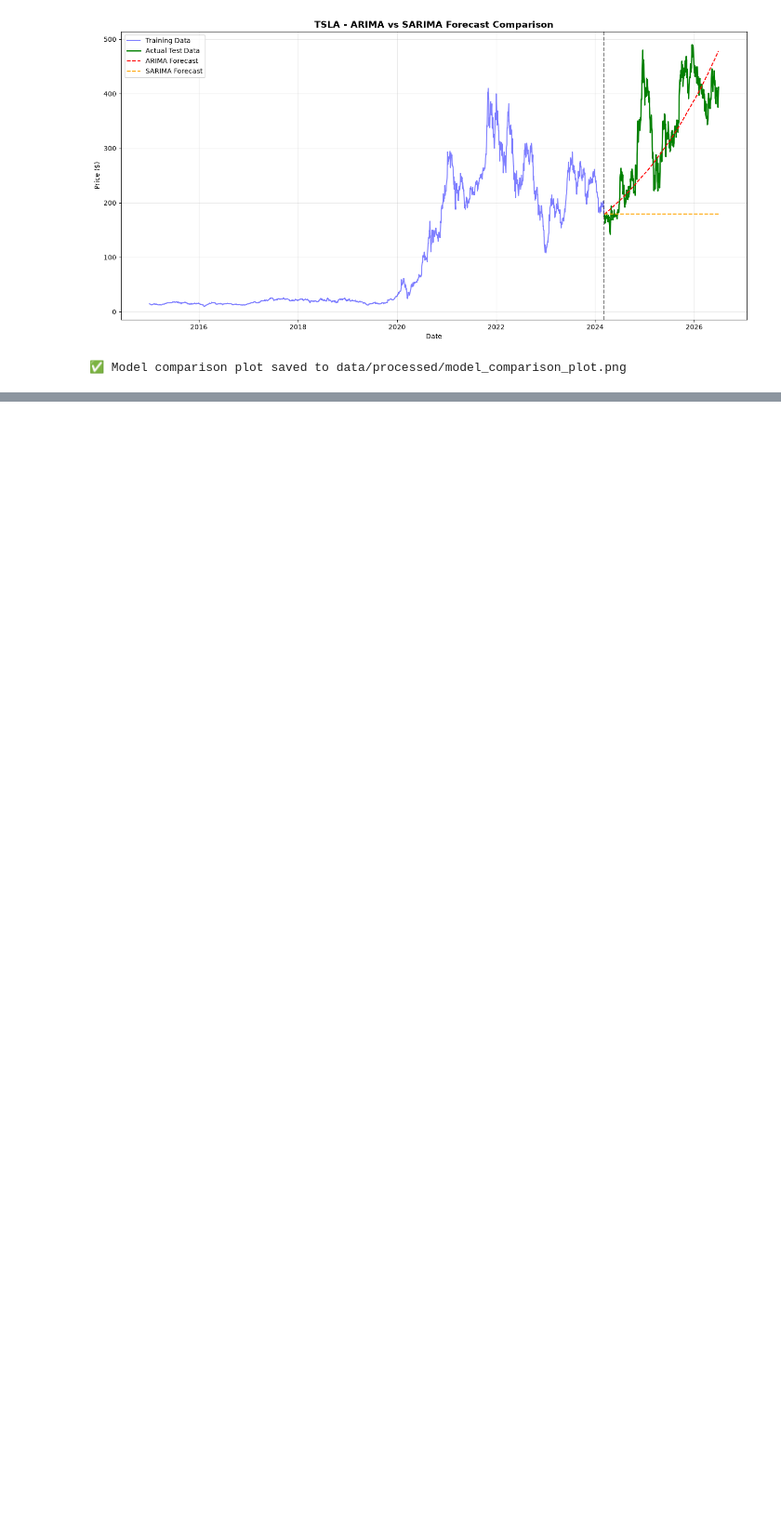
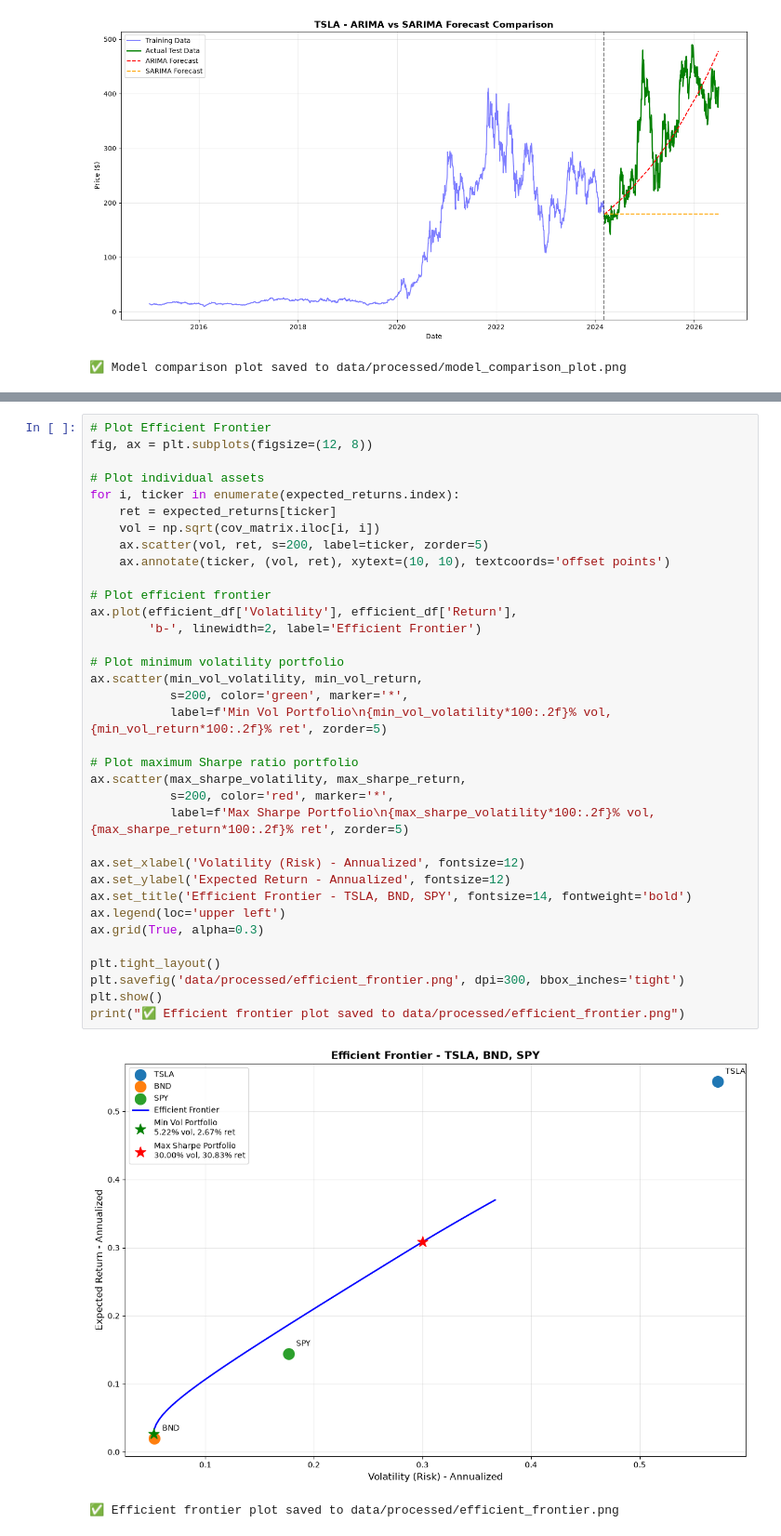
Before and after one commit to blenmesfin16/GMF-timeseries_forecasting, a Jupyter notebook: notebooks/task1_data_exploration.ipynb, the cells around one changed output, grey strips where cells are left out. Shown at 93% size. Drawn from its saved outputs; the diff is of its cells as text; blank space fills up the shorter version.

```diff
--- a/notebooks/task1_data_exploration.ipynb
+++ b/notebooks/task1_data_exploration.ipynb
@@ -1761,0 +2101,38 @@ print("✅ Model comparison plot saved to data/processed/model_comparison_plot.p
+# %%
+# Plot Efficient Frontier
+fig, ax = plt.subplots(figsize=(12, 8))
+
+# Plot individual assets
+for i, ticker in enumerate(expected_returns.index):
+    ret = expected_returns[ticker]
+    vol = np.sqrt(cov_matrix.iloc[i, i])
+    ax.scatter(vol, ret, s=200, label=ticker, zorder=5)
+    ax.annotate(ticker, (vol, ret), xytext=(10, 10), textcoords='offset points')
+
+# Plot efficient frontier
+ax.plot(efficient_df['Volatility'], efficient_df['Return'],
+        'b-', linewidth=2, label='Efficient Frontier')
+
+# Plot minimum volatility portfolio
+ax.scatter(min_vol_volatility, min_vol_return,
+           s=200, color='green', marker='*',
+           label=f'Min Vol Portfolio\n{min_vol_volatility*100:.2f}% vol, {min_vol_return*100:.2f}% ret', zorder=5)
+
+# Plot maximum Sharpe ratio portfolio
+ax.scatter(max_sharpe_volatility, max_sharpe_return,
+           s=200, color='red', marker='*',
+           label=f'Max Sharpe Portfolio\n{max_sharpe_volatility*100:.2f}% vol, {max_sharpe_return*100:.2f}% ret', zorder=5)
+
+ax.set_xlabel('Volatility (Risk) - Annualized', fontsize=12)
+ax.set_ylabel('Expected Return - Annualized', fontsize=12)
+ax.set_title('Efficient Frontier - TSLA, BND, SPY', fontsize=14, fontweight='bold')
+ax.legend(loc='upper left')
+ax.grid(True, alpha=0.3)
+
+plt.tight_layout()
+plt.savefig('data/processed/efficient_frontier.png', dpi=300, bbox_inches='tight')
+plt.show()
+print("✅ Efficient frontier plot saved to data/processed/efficient_frontier.png")
+# %% [output]
+[figure, added]
+✅ Efficient frontier plot saved to data/processed/efficient_frontier.png
```
Also changed, not shown: parts of 11 cells of this notebook, 7 other files.
